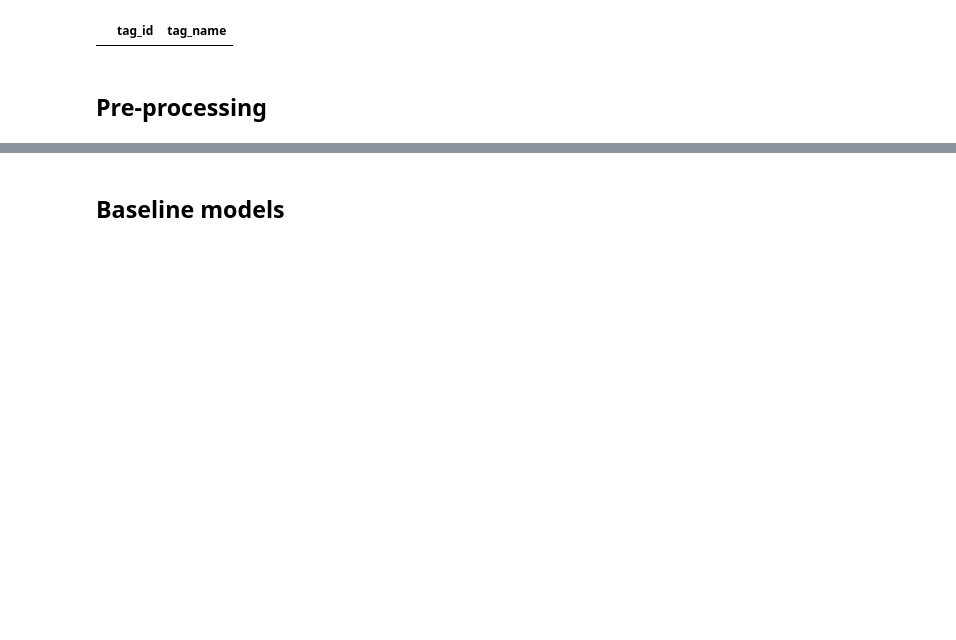
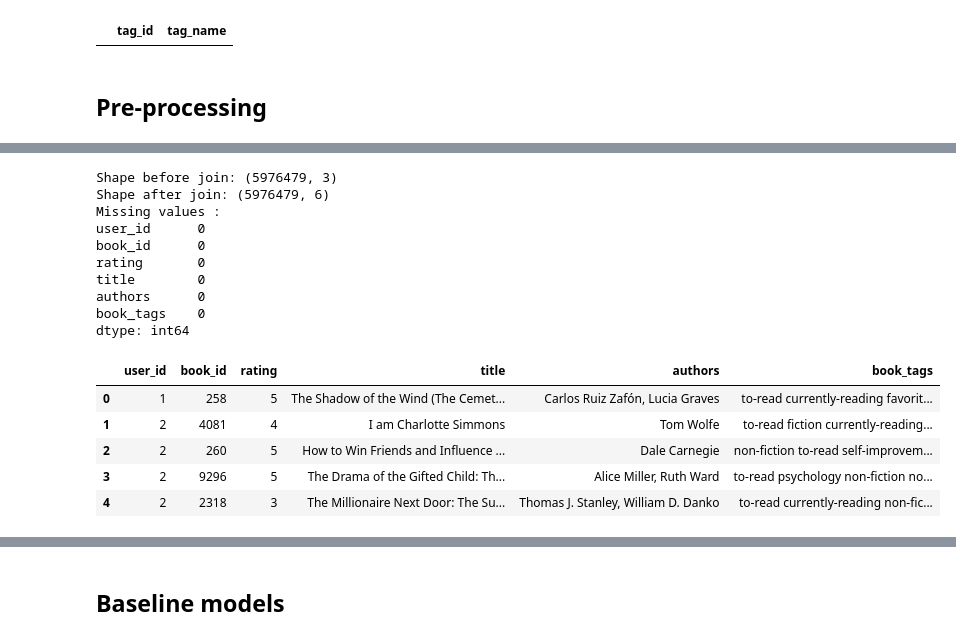
Before and after one commit to earth1987/book-content-based-recommender, a Jupyter notebook: notebooks/content_based_recommendation.ipynb, the cells around one changed output, grey strips where cells are left out. Saved outputs shown, nothing was run; the diff lists cells and outputs as text; code cells hidden in the pictures; blank space fills up the shorter version.

```diff
--- a/notebooks/content_based_recommendation.ipynb
+++ b/notebooks/content_based_recommendation.ipynb
@@ -381,0 +384,8 @@ tags[tags.duplicated()]
+# %%
+# Add tag names to book tags df
+print(f"Shape before join: {book_tags.shape}")
+book_tags = book_tags.merge(tags, on="tag_id", how="left", suffixes=('', '_remove'))
+book_tags = book_tags.drop([col for col in book_tags.columns if 'remove' in col], axis=1)
+print(f"Shape after join: {book_tags.shape}")
+print(f"\nMissing values :\n{book_tags.isna().sum()}")
+display(book_tags.head())
@@ -381,0 +408,8 @@ tags[tags.duplicated()]
+# %%
+# Aggregate tag names by goodreads_book_id
+tag_name_lookup = book_tags.groupby("goodreads_book_id")["tag_name"].apply(list).rename("book_tags")
+tag_name_lookup = tag_name_lookup.apply(lambda x: " ".join(list(x)))
+tag_name_lookup = tag_name_lookup.reset_index()
+print(f"Tag name lookup shape: {tag_name_lookup.shape}")
+print(f"Missing book tags :\n{tag_name_lookup['book_tags'].isna().sum()}")
+display(tag_name_lookup.head())
@@ -381,0 +426,8 @@ tags[tags.duplicated()]
+# %%
+# Add aggregated tag names to books df
+print(f"Shape before join: {books.shape}")
+books = books.merge(tag_name_lookup, on="goodreads_book_id", how="left", suffixes=('', '_remove'))
+books = books.drop([col for col in books.columns if 'remove' in col], axis=1)
+print(f"Shape after join: {books.shape}")
+print(f"Missing book tags :\n{books['book_tags'].isna().sum()}")
+display(books[["goodreads_book_id", "book_tags"]].head())
@@ -381,0 +445,26 @@ tags[tags.duplicated()]
+# %%
+# Add book title and tag names to ratings
+print(f"Shape before join: {ratings.shape}")
+ratings = ratings.merge(books[["book_id", "title", "authors", "book_tags"]], left_on="book_id", right_on="book_id", how="left", suffixes=("", "_remove"))
+ratings = ratings.drop([col for col in ratings.columns if "remove" in col], axis=1)
+
+print(f"Shape after join: {ratings.shape}")
+print(f"Missing values :\n{ratings.isna().sum()}")
+display(ratings.head())
+# %% [output]
+Shape before join: (5976479, 3)
+Shape after join: (5976479, 6)
+Missing values :
+user_id      0
+book_id      0
+rating       0
+title        0
+authors      0
+book_tags    0
+dtype: int64
+|  | user_id | book_id | rating | title | authors | book_tags |
+| 0 | 1 | 258 | 5 | The Shadow of the Wind (The Cemet... | Carlos Ruiz Zafón, Lucia Graves | to-read currently-reading favorit... |
+| 1 | 2 | 4081 | 4 | I am Charlotte Simmons | Tom Wolfe | to-read fiction currently-reading... |
+| 2 | 2 | 260 | 5 | How to Win Friends and Influence ... | Dale Carnegie | non-fiction to-read self-improvem... |
+| 3 | 2 | 9296 | 5 | The Drama of the Gifted Child: Th... | Alice Miller, Ruth Ward | to-read psychology non-fiction no... |
+| 4 | 2 | 2318 | 3 | The Millionaire Next Door: The Su... | Thomas J. Stanley, William D. Danko | to-read currently-reading non-fic... |
```
Also changed, not shown: parts of 39 cells of this notebook, 1 other file.
